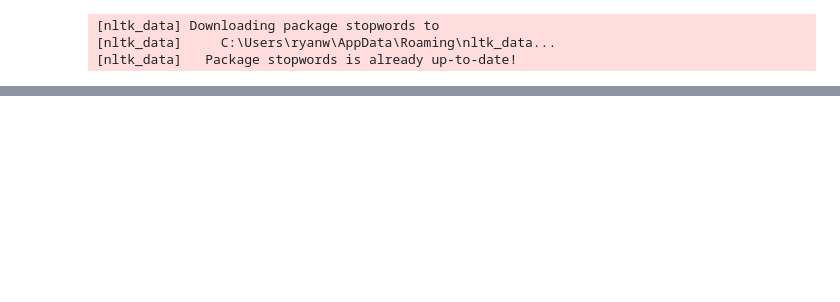
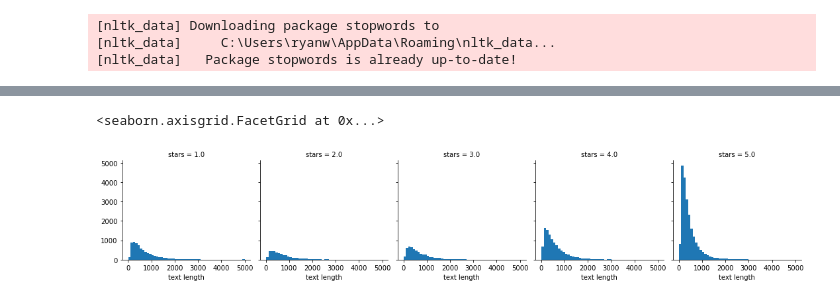
Before and after one commit to hannahbishop/474Project, a Jupyter notebook: 474Project.ipynb, the cells around one changed output, grey strips where cells are left out. Cells and saved outputs as stored; diff of their text form; code cells hidden in the pictures; blank space fills up the shorter version.

Commit message:
Finally a push
able to preprocess for text length vs. the amount of stars for linear regression

```diff
--- a/474Project.ipynb
+++ b/474Project.ipynb
@@ -4,15 +4,18 @@
 import json
 import pandas as pd
 import matplotlib.pyplot as plt
+import seaborn as sns
+import sklearn
+from sklearn.naive_bayes import MultinomialNB
 
 # open input file:
 reviewFile = open('review.json', encoding="utf8")
 businessFile = open('business.json', encoding="utf8")
 userFile = open('user.json', encoding="utf8")
 
-# read the first 500k entries
+# read the first 1 million entries
 # set to -1 to process everything
-stop = 100000
+stop = 50000
 
 allDataReview= list()
 for i, line in enumerate(reviewFile):
@@ -41,8 +44,9 @@ for i, line in enumerate(businessFile):
     state = data['state']
     stars = data['stars']
     categories = data['categories']
+    review_count = data['review_count']
 
-    allBusinessReview.append([business_id, name, city, state, stars, categories])
+    allBusinessReview.append([business_id, name, city, state, stars, categories, review_count])
 
 allUserReview = list()
 for i, line in enumerate(userFile):
@@ -58,7 +62,7 @@ for i, line in enumerate(userFile):
 
 # create the DataFrame
 dfReview = pd.DataFrame(allDataReview, columns=['business_id', 'user_id', 'stars','text'])
-dfBusiness = pd.DataFrame(allBusinessReview, columns=['business_','name', 'city', 'state', 'stars', 'categories'])
+dfBusiness = pd.DataFrame(allBusinessReview, columns=['business_id','name', 'city', 'state', 'stars', 'categories','review_count'])
 dfUser = pd.DataFrame(allUserReview, columns=['user_id', 'review_count'])
 print(dfReview)
 print(dfBusiness)
@@ -91,15 +95,16 @@ userFile.close()
 
 import nltk
 nltk.download('stopwords')
-from nltk.corpus import stopwords
+from nltk.corpus import stopwords, wordnet
+from nltk.stem.wordnet import WordNetLemmatizer
 stop = stopwords.words('english')
 
 #first removing punctuation and other characters and making the entire text review lower case
-dfReview['text'] = dfReview.text.str.replace("[^\w\s]", "")
-dfReview['text'] = dfReview.text.apply(lambda x: x.lower())
-dfReview['text'] = dfReview.text.str.replace("‰Ûª", "''")
+#dfReview['text'] = dfReview.text.str.replace("[^\w\s]", "")
+#dfReview['text'] = dfReview.text.apply(lambda x: x.lower())
+#dfReview['text'] = dfReview.text.str.replace("‰Ûª", "''")
 
-dfReview['text'] = dfReview['text'].apply(lambda x: ' '.join([item for item in x.split() if item not in stop]))
+#dfReview['text'] = dfReview['text'].apply(lambda x: ' '.join([item for item in x.split() if item not in stop]))
 # %% [output]
 [nltk_data] Downloading package stopwords to
 [nltk_data]     C:\Users\ryanw\AppData\Roaming\nltk_data...
@@ -110,0 +191,7 @@ print(dfReview)
+# %%
+dfReview['text length'] = dfReview['text'].apply(len)
+g = sns.FacetGrid(data=dfReview, col='stars')
+g.map(plt.hist, 'text length', bins=50)
+# %% [output]
+<seaborn.axisgrid.FacetGrid at 0x...>
+[figure, added]
```
Also changed, not shown: parts of 17 cells of this notebook.
